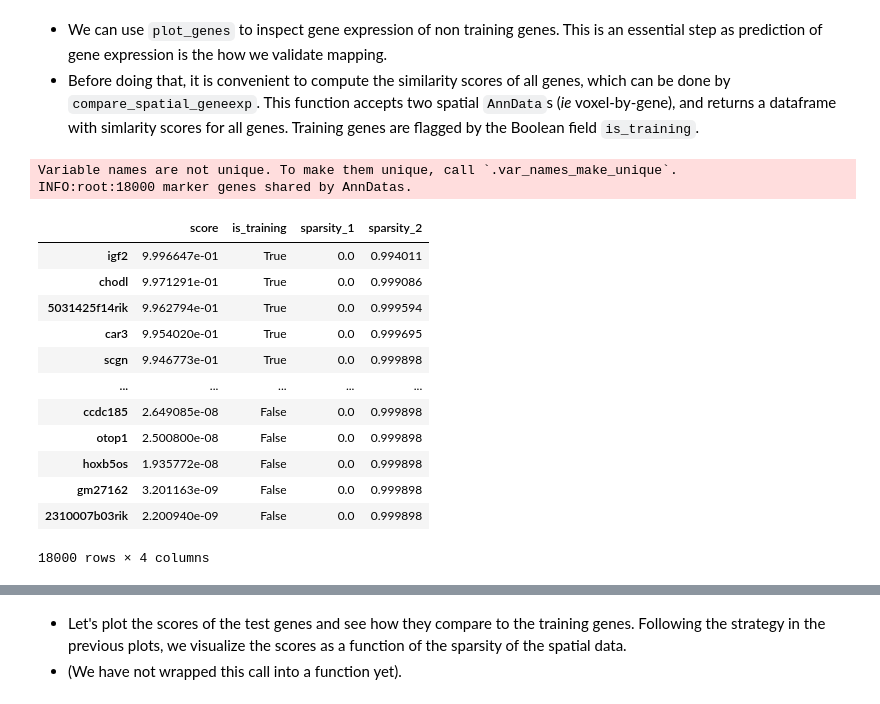
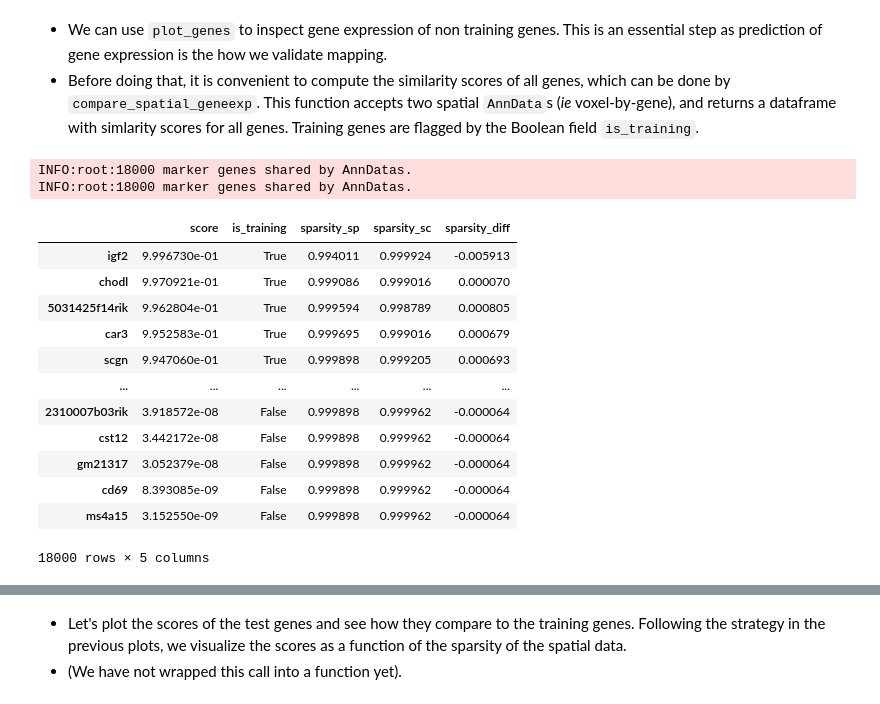
Before and after one commit to broadinstitute/Tangram, a Jupyter notebook: example/1_tutorial_tangram.ipynb, the cells around one changed output, grey strips where cells are left out. Drawn from its saved outputs; the diff is of its cells as text; code cells hidden in the pictures.

```diff
--- a/example/1_tutorial_tangram.ipynb
+++ b/example/1_tutorial_tangram.ipynb
@@ -347,21 +349,21 @@ tg.plot_genes(genes, adata_measured=ad_sp, adata_predicted=ad_ge, robust=True, p
 - We can use `plot_genes` to inspect gene expression of non training genes. This is an essential step as prediction of gene expression is the how we validate mapping.
 - Before doing that, it is convenient to compute the similarity scores of all genes, which can be done by `compare_spatial_geneexp`. This function accepts two spatial `AnnData`s (_ie_ voxel-by-gene), and returns a dataframe with simlarity scores for all genes. Training genes are flagged by the Boolean field `is_training`.
 # %%
-df_all_genes = tg.compare_spatial_geneexp(ad_ge, ad_sp)
+df_all_genes = tg.compare_spatial_geneexp(ad_ge, ad_sp, ad_sc)
 df_all_genes
 # %% [output]
-Variable names are not unique. To make them unique, call `.var_names_make_unique`.
 INFO:root:18000 marker genes shared by AnnDatas.
+INFO:root:18000 marker genes shared by AnnDatas.
-|  | score | is_training | sparsity_1 | sparsity_2 |
-| igf2 | 9.996647e-01 | True | 0.0 | 0.994011 |
-| chodl | 9.971291e-01 | True | 0.0 | 0.999086 |
-| 5031425f14rik | 9.962794e-01 | True | 0.0 | 0.999594 |
-| car3 | 9.954020e-01 | True | 0.0 | 0.999695 |
-| scgn | 9.946773e-01 | True | 0.0 | 0.999898 |
-| ... | ... | ... | ... | ... |
-| ccdc185 | 2.649085e-08 | False | 0.0 | 0.999898 |
-| otop1 | 2.500800e-08 | False | 0.0 | 0.999898 |
-| hoxb5os | 1.935772e-08 | False | 0.0 | 0.999898 |
-| gm27162 | 3.201163e-09 | False | 0.0 | 0.999898 |
-| 2310007b03rik | 2.200940e-09 | False | 0.0 | 0.999898 |
+|  | score | is_training | sparsity_sp | sparsity_sc | sparsity_diff |
+| igf2 | 9.996730e-01 | True | 0.994011 | 0.999924 | -0.005913 |
+| chodl | 9.970921e-01 | True | 0.999086 | 0.999016 | 0.000070 |
+| 5031425f14rik | 9.962804e-01 | True | 0.999594 | 0.998789 | 0.000805 |
+| car3 | 9.952583e-01 | True | 0.999695 | 0.999016 | 0.000679 |
+| scgn | 9.947060e-01 | True | 0.999898 | 0.999205 | 0.000693 |
+| ... | ... | ... | ... | ... | ... |
+| 2310007b03rik | 3.918572e-08 | False | 0.999898 | 0.999962 | -0.000064 |
+| cst12 | 3.442172e-08 | False | 0.999898 | 0.999962 | -0.000064 |
+| gm21317 | 3.052379e-08 | False | 0.999898 | 0.999962 | -0.000064 |
+| cd69 | 8.393085e-09 | False | 0.999898 | 0.999962 | -0.000064 |
+| ms4a15 | 3.152550e-09 | False | 0.999898 | 0.999962 | -0.000064 |
-18000 rows × 4 columns
+18000 rows × 5 columns
```
Also changed, not shown: parts of 20 cells of this notebook, 1 other file.
